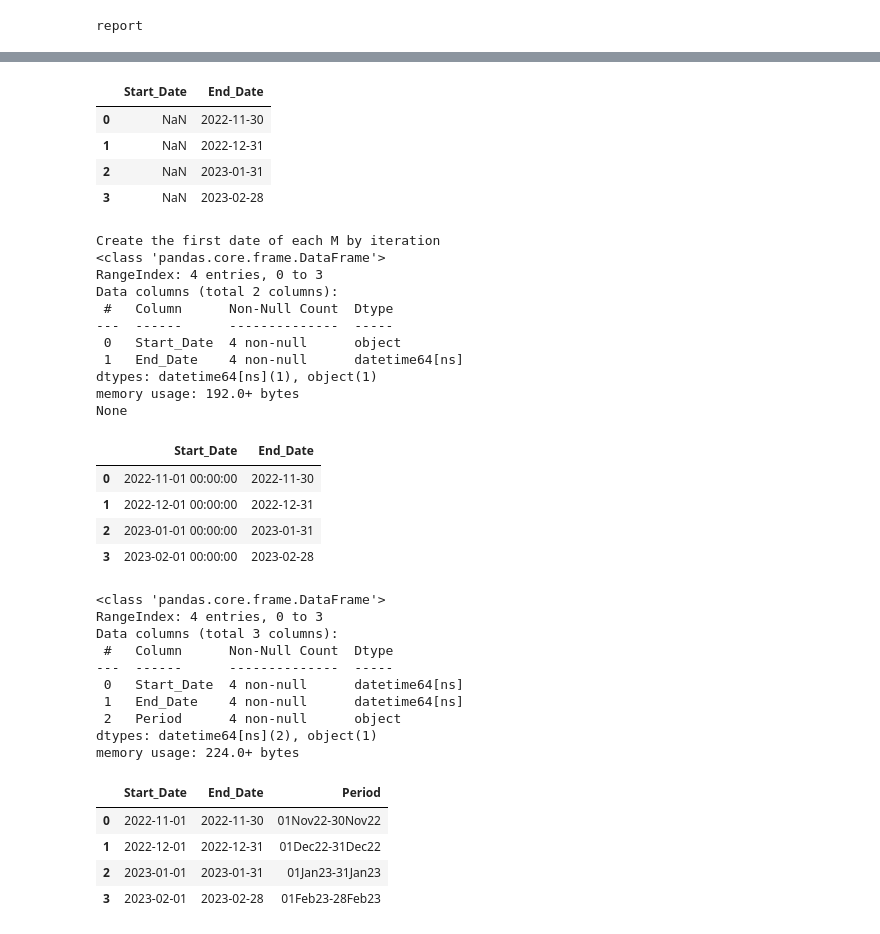
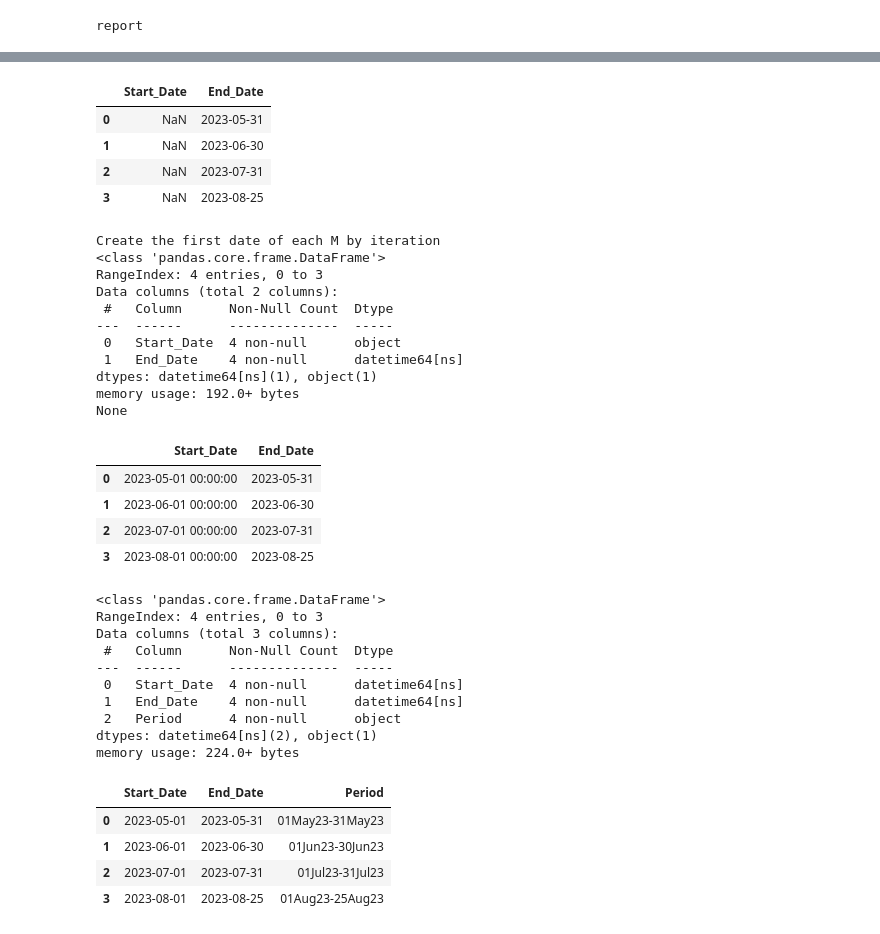
Before and after one commit to technqvi/MyYoutube-Demo, a Jupyter notebook: t3_select_best_etf_analystics.ipynb, the cells around one changed output, grey strips where cells are left out. Cells and saved outputs as stored; diff of their text form; code cells hidden in the pictures.

```diff
--- a/t3_select_best_etf_analystics.ipynb
+++ b/t3_select_best_etf_analystics.ipynb
@@ -7,7 +7,8 @@ import math
 import matplotlib.pyplot as plt
 import seaborn
 # %%
-from_str='2022-11-01'
-to_str='2023-02-28'
+from_str='2023-05-01'
+to_str='2023-08-25'
+#feq ='W-FRI'
 feq ='M'
 # %%
@@ -23,4 +24,10 @@ report
 # build period datafrme
 period_index=pd.date_range(start=from_str,end=to_str, freq=feq)
 print(period_index)
+
+list_period_index=list(period_index)
+if feq=='M':
+    if  list_period_index[-1] < datetime.strptime(to_str,'%Y-%m-%d'):
+     list_period_index.append(datetime.strptime(to_str,'%Y-%m-%d'))
+print(list_period_index)
 # %% [output]
@@ -28,14 +36,14 @@ DatetimeIndex(['2022-11-30', '2022-12-31', '2023-01-31', '2023-02-28'], dtype='d
 # %%
-fundPerfByPeriod_df=pd.DataFrame(data=list(period_index),columns=['End_Date'])
+fundPerfByPeriod_df=pd.DataFrame(data=list_period_index,columns=['End_Date'])
 fundPerfByPeriod_df['Start_Date']=np.nan
 fundPerfByPeriod_df=fundPerfByPeriod_df[['Start_Date','End_Date']]
 fundPerfByPeriod_df
 # %% [output]
 |  | Start_Date | End_Date |
-| 0 | NaN | 2022-11-30 |
-| 1 | NaN | 2022-12-31 |
-| 2 | NaN | 2023-01-31 |
-| 3 | NaN | 2023-02-28 |
+| 0 | NaN | 2023-05-31 |
+| 1 | NaN | 2023-06-30 |
+| 2 | NaN | 2023-07-31 |
+| 3 | NaN | 2023-08-25 |
 # %%
 print(f"Create the first date of each {feq} by iteration")
 for index,row in fundPerfByPeriod_df.iterrows():
@@ -63,10 +71,10 @@ dtypes: datetime64[ns](1), object(1)
 memory usage: 192.0+ bytes
 None
 |  | Start_Date | End_Date |
-| 0 | 2022-11-01 00:00:00 | 2022-11-30 |
-| 1 | 2022-12-01 00:00:00 | 2022-12-31 |
-| 2 | 2023-01-01 00:00:00 | 2023-01-31 |
-| 3 | 2023-02-01 00:00:00 | 2023-02-28 |
+| 0 | 2023-05-01 00:00:00 | 2023-05-31 |
+| 1 | 2023-06-01 00:00:00 | 2023-06-30 |
+| 2 | 2023-07-01 00:00:00 | 2023-07-31 |
+| 3 | 2023-08-01 00:00:00 | 2023-08-25 |
 # %%
 fundPerfByPeriod_df['Start_Date']=pd.to_datetime(fundPerfByPeriod_df['Start_Date'],format='%Y-%m-%d %H:%M:%S')
 
@@ -85,10 +93,10 @@ Data columns (total 3 columns):
 dtypes: datetime64[ns](2), object(1)
 memory usage: 224.0+ bytes
 |  | Start_Date | End_Date | Period |
-| 0 | 2022-11-01 | 2022-11-30 | 01Nov22-30Nov22 |
-| 1 | 2022-12-01 | 2022-12-31 | 01Dec22-31Dec22 |
-| 2 | 2023-01-01 | 2023-01-31 | 01Jan23-31Jan23 |
-| 3 | 2023-02-01 | 2023-02-28 | 01Feb23-28Feb23 |
+| 0 | 2023-05-01 | 2023-05-31 | 01May23-31May23 |
+| 1 | 2023-06-01 | 2023-06-30 | 01Jun23-30Jun23 |
+| 2 | 2023-07-01 | 2023-07-31 | 01Jul23-31Jul23 |
+| 3 | 2023-08-01 | 2023-08-25 | 01Aug23-25Aug23 |
 # %%
 df = pd.read_csv(data_file,index_col='Date/Time',parse_dates=['Date/Time'],dayfirst=True)
 df.index.set_names('date',inplace=True)
```
Also changed, not shown: parts of 18 cells of this notebook, 6 other files.
